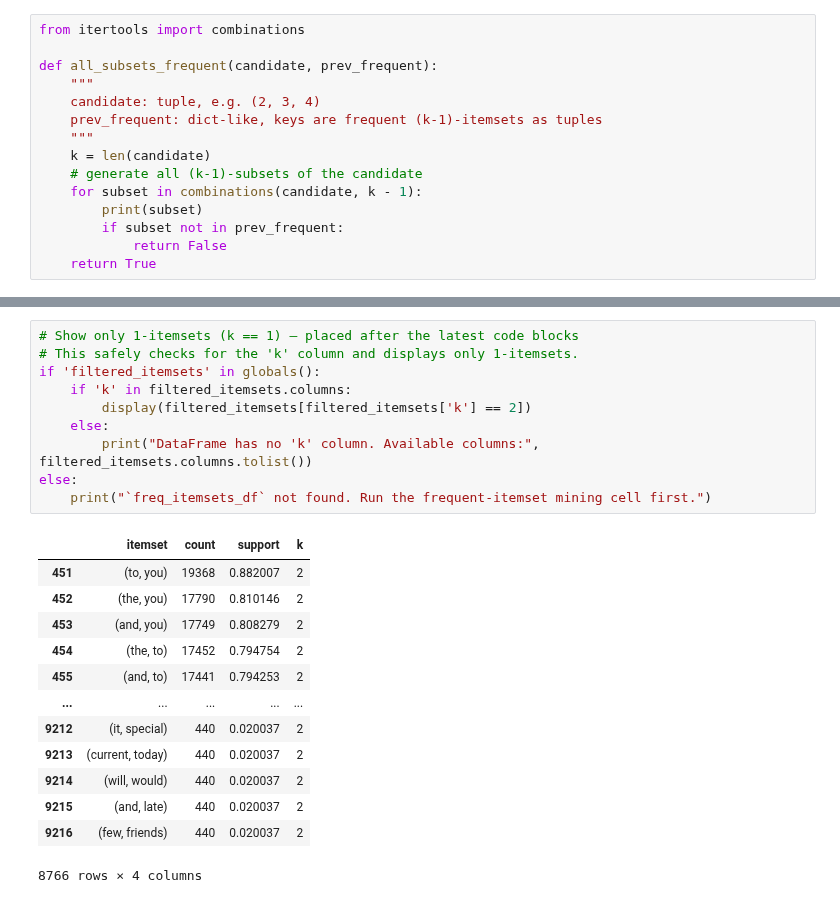
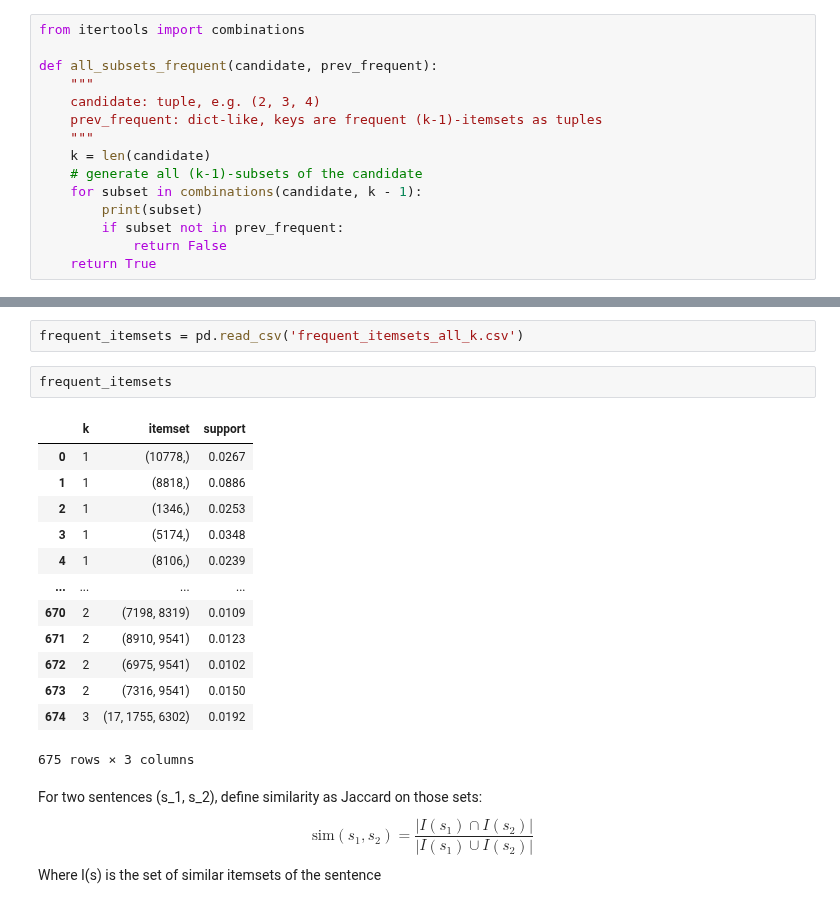
Before and after one commit to andregodinhodtu/02807_Comp_tools_project_group_02, a Jupyter notebook: notebooks/frequent_itemsets_final.ipynb, the cells around one changed output, grey strips where cells are left out. Cells and saved outputs as stored; diff of their text form.

```diff
--- a/notebooks/frequent_itemsets_final.ipynb
+++ b/notebooks/frequent_itemsets_final.ipynb
@@ -521,24 +439,24 @@ Frequent itemset DataFrame not found in the notebook namespace.
-# %%
-# Show only 1-itemsets (k == 1) — placed after the latest code blocks
-# This safely checks for the 'k' column and displays only 1-itemsets.
-if 'filtered_itemsets' in globals():
-    if 'k' in filtered_itemsets.columns:
-        display(filtered_itemsets[filtered_itemsets['k'] == 2])
-    else:
-        print("DataFrame has no 'k' column. Available columns:", filtered_itemsets.columns.tolist())
-else:
-    print("`freq_itemsets_df` not found. Run the frequent-itemset mining cell first.")
-# %% [output]
-|  | itemset | count | support | k |
-| 451 | (to, you) | 19368 | 0.882007 | 2 |
-| 452 | (the, you) | 17790 | 0.810146 | 2 |
-| 453 | (and, you) | 17749 | 0.808279 | 2 |
-| 454 | (the, to) | 17452 | 0.794754 | 2 |
-| 455 | (and, to) | 17441 | 0.794253 | 2 |
-| ... | ... | ... | ... | ... |
-| 9212 | (it, special) | 440 | 0.020037 | 2 |
-| 9213 | (current, today) | 440 | 0.020037 | 2 |
-| 9214 | (will, would) | 440 | 0.020037 | 2 |
-| 9215 | (and, late) | 440 | 0.020037 | 2 |
-| 9216 | (few, friends) | 440 | 0.020037 | 2 |
-8766 rows × 4 columns
+# %%
+frequent_itemsets = pd.read_csv('frequent_itemsets_all_k.csv')
+# %%
+frequent_itemsets
+# %% [output]
+|  | k | itemset | support |
+| 0 | 1 | (10778,) | 0.0267 |
+| 1 | 1 | (8818,) | 0.0886 |
+| 2 | 1 | (1346,) | 0.0253 |
+| 3 | 1 | (5174,) | 0.0348 |
+| 4 | 1 | (8106,) | 0.0239 |
+| ... | ... | ... | ... |
+| 670 | 2 | (7198, 8319) | 0.0109 |
+| 671 | 2 | (8910, 9541) | 0.0123 |
+| 672 | 2 | (6975, 9541) | 0.0102 |
+| 673 | 2 | (7316, 9541) | 0.0150 |
+| 674 | 3 | (17, 1755, 6302) | 0.0192 |
+675 rows × 3 columns
+# %% [markdown]
+For two sentences \(s_1, s_2\), define similarity as Jaccard on those sets:
+$$
+\text{sim}(s_1,s_2) = \frac{|I(s_1)\cap I(s_2)|}{|I(s_1)\cup I(s_2)|}
+$$
+Where I(s) is the set of similar itemsets of the sentence
```
Also changed, not shown: parts of 35 cells of this notebook, 1 other file.
